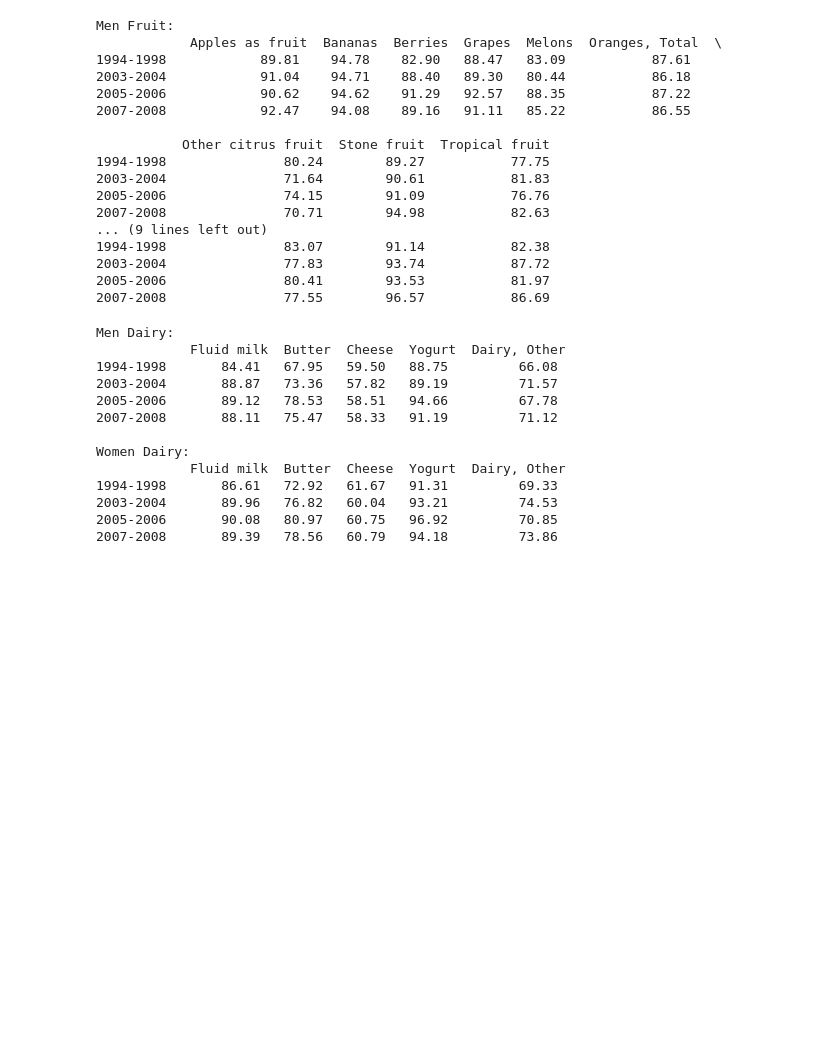
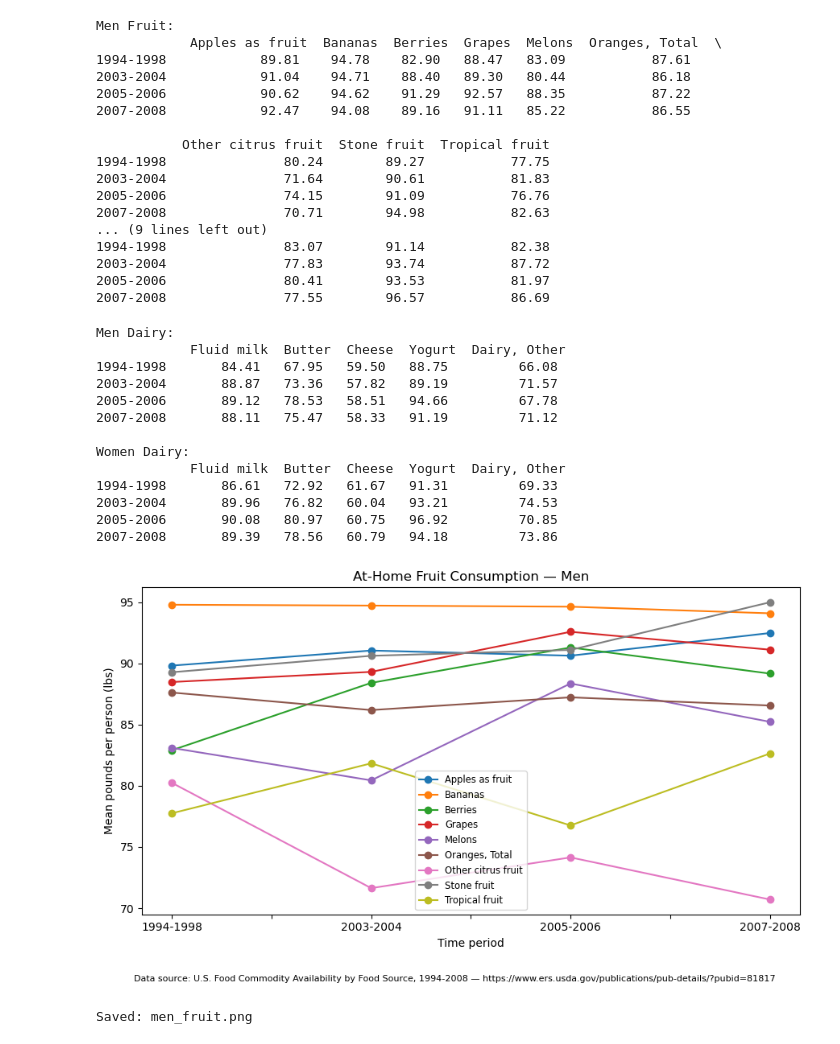
Before and after one commit to saanavig/CSc47400, a Jupyter notebook: Problem 1/linePlots.ipynb, the cells around one changed output. Cells and saved outputs as stored; diff of their text form; code cells hidden in the pictures; blank space fills up the shorter version.

```diff
--- a/Problem 1/linePlots.ipynb
+++ b/Problem 1/linePlots.ipynb
@@ -180,3 +180,9 @@ def plot_group(df, title, filename):
     plt.savefig(filename, bbox_inches="tight")
     plt.show()
     print("Saved:", filename)
+# %%
+# call and print graphs (and save as images incase)
+plot_group(men_fruit_df, "At-Home Fruit Consumption — Men", "men_fruit.png")
+# %% [output]
+[figure, added]
+Saved: men_fruit.png
```
Also changed, not shown: parts of 8 cells of this notebook, 8 other files.
